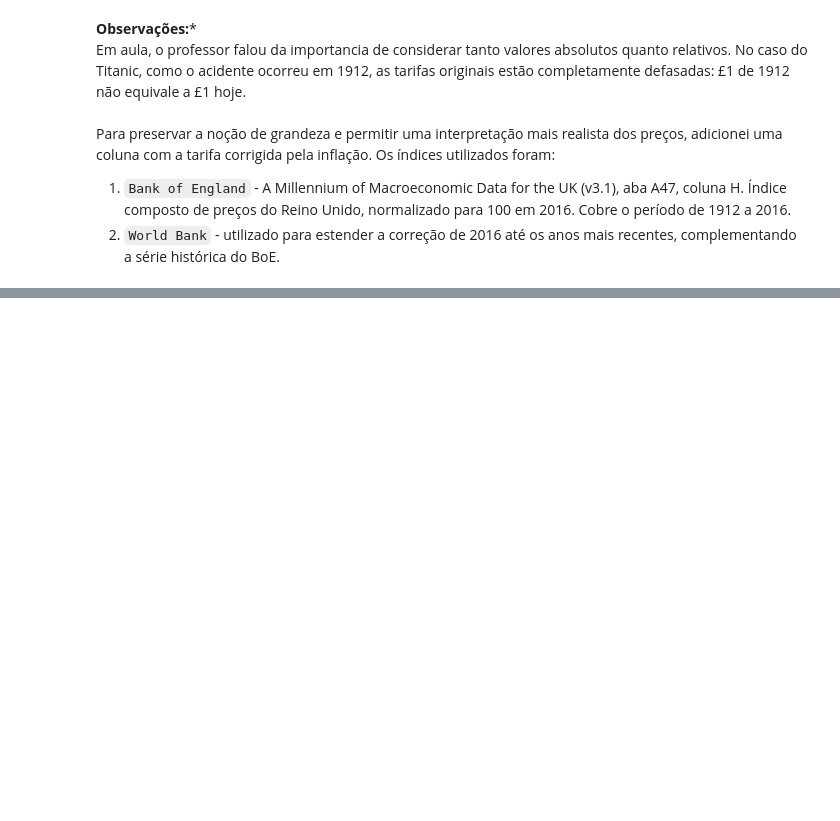
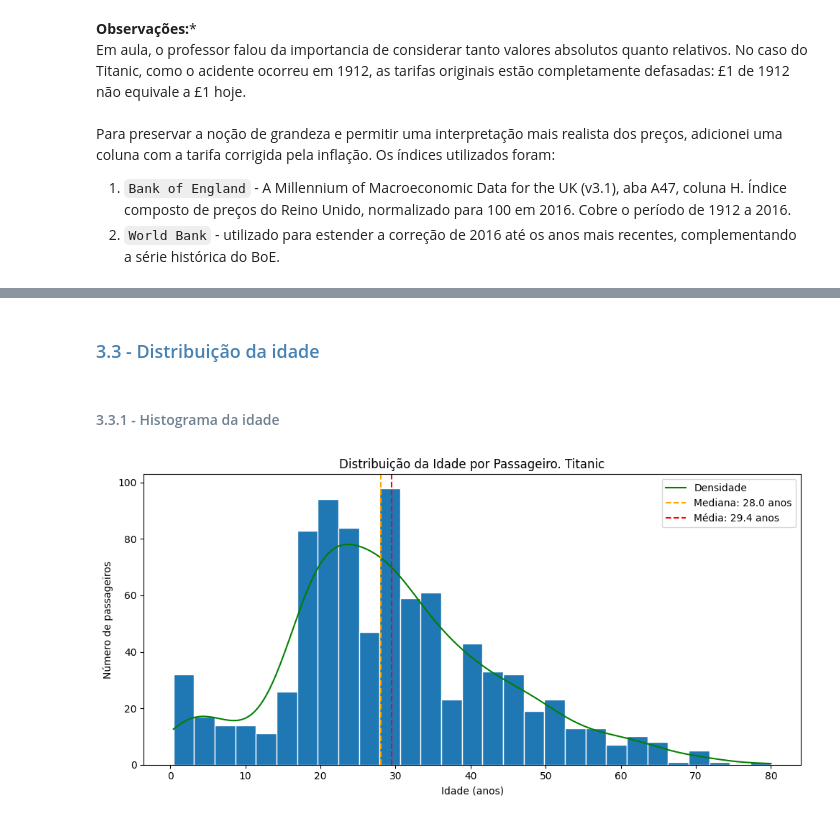
Before and after one commit to heitorctmba/MBA-01-estatistica-projeto_final, a Jupyter notebook: titanic.ipynb, the cells around one changed output, grey strips where cells are left out. Cells and saved outputs as stored; diff of their text form; code cells hidden in the pictures; blank space fills up the shorter version.

```diff
--- a/titanic.ipynb
+++ b/titanic.ipynb
@@ -147,0 +348,40 @@ fator de inflação 1912 → 2024: 107.14x
+# %% [markdown]
+### <font color=steelblue> 3.3 - Distribuição da idade
+# %% [markdown]
+#### <font color=slategray> 3.3.1 - Histograma da idade
+# %%
+idades = titanic_df["Idade"].dropna()
+
+fig, ax = plt.subplots(figsize=(10, 5))
+ax.hist(idades, bins=n_bins, edgecolor="white")
+
+# curva de densidade
+# aqui eu já escalonei para voltar a unidade real
+x_range = np.linspace(idades.min(), idades.max(), 300)
+bin_width = (idades.max() - idades.min()) / n_bins
+kde = gaussian_kde(idades)
+kde_scaled = kde(x_range) * len(idades) * bin_width
+
+ax.plot(x_range, kde_scaled, color="green", label="Densidade")
+ax.set_xlabel("Idade (anos)")
+ax.set_ylabel("Número de passageiros")
+ax.set_title("Distribuição da Idade por Passageiro. Titanic")
+
+# criação de linhas com as medidas de tendencia central
+ax.axvline(
+    idades.median(),
+    color="orange",
+    linestyle='--',
+    label=f"Mediana: {idades.median():.1f} anos"
+)
+ax.axvline(
+    idades.mean(),
+    color="red",
+    linestyle='--',
+    label=f"Média: {idades.mean():.1f} anos"
+)
+
+ax.legend()
+plt.show()
+# %% [output]
+[figure, added]
```
Also changed, not shown: parts of 26 cells of this notebook.
